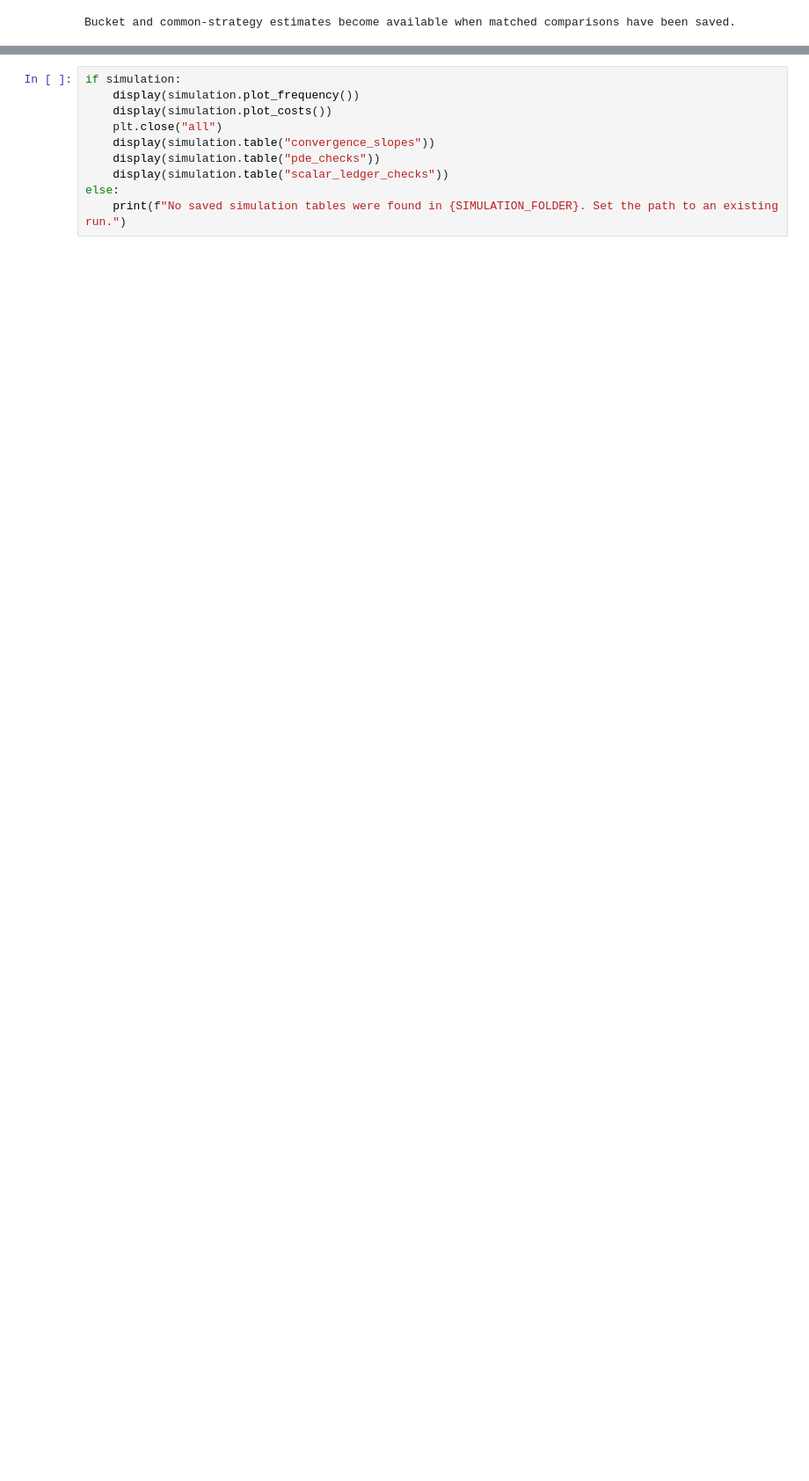
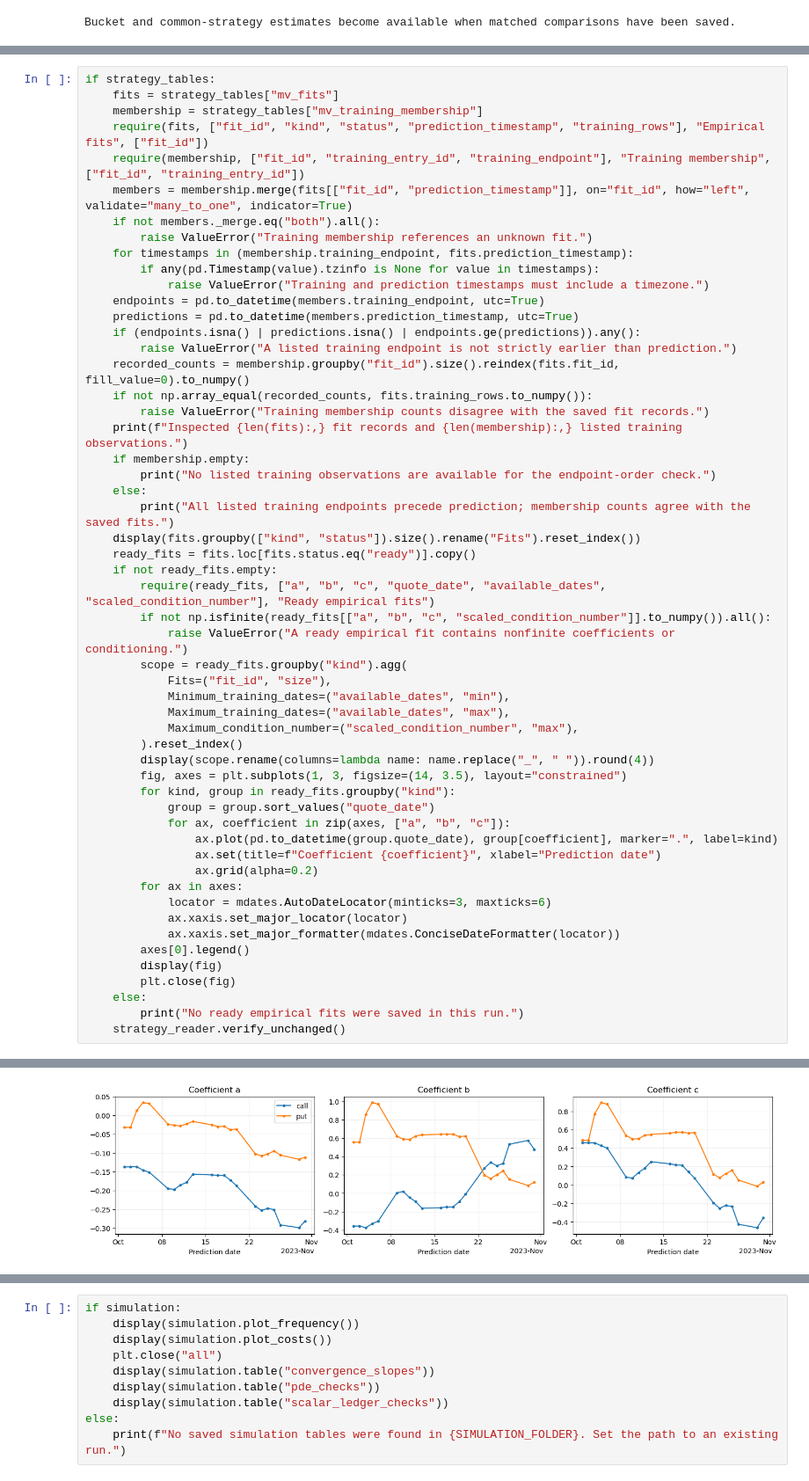
Before and after one commit to KVInator/local-vol-spx, a Jupyter notebook: notebooks/research.ipynb, the cells around one changed output, grey strips where cells are left out. Shown at 88% size. Cells and saved outputs as stored; diff of their text form; blank space fills up the shorter version.

```diff
--- a/notebooks/research.ipynb
+++ b/notebooks/research.ipynb
@@ -401,0 +637,55 @@ Monthly pilot results are not linked. Set PILOT_INDEX to their saved run_index.j
+# %%
+if strategy_tables:
+    fits = strategy_tables["mv_fits"]
+    membership = strategy_tables["mv_training_membership"]
+    require(fits, ["fit_id", "kind", "status", "prediction_timestamp", "training_rows"], "Empirical fits", ["fit_id"])
+    require(membership, ["fit_id", "training_entry_id", "training_endpoint"], "Training membership", ["fit_id", "training_entry_id"])
+    members = membership.merge(fits[["fit_id", "prediction_timestamp"]], on="fit_id", how="left", validate="many_to_one", indicator=True)
+    if not members._merge.eq("both").all():
+        raise ValueError("Training membership references an unknown fit.")
+    for timestamps in (membership.training_endpoint, fits.prediction_timestamp):
+        if any(pd.Timestamp(value).tzinfo is None for value in timestamps):
+            raise ValueError("Training and prediction timestamps must include a timezone.")
+    endpoints = pd.to_datetime(members.training_endpoint, utc=True)
+    predictions = pd.to_datetime(members.prediction_timestamp, utc=True)
+    if (endpoints.isna() | predictions.isna() | endpoints.ge(predictions)).any():
+        raise ValueError("A listed training endpoint is not strictly earlier than prediction.")
+    recorded_counts = membership.groupby("fit_id").size().reindex(fits.fit_id, fill_value=0).to_numpy()
+    if not np.array_equal(recorded_counts, fits.training_rows.to_numpy()):
+        raise ValueError("Training membership counts disagree with the saved fit records.")
+    print(f"Inspected {len(fits):,} fit records and {len(membership):,} listed training observations.")
+    if membership.empty:
+        print("No listed training observations are available for the endpoint-order check.")
+    else:
+        print("All listed training endpoints precede prediction; membership counts agree with the saved fits.")
+    display(fits.groupby(["kind", "status"]).size().rename("Fits").reset_index())
+    ready_fits = fits.loc[fits.status.eq("ready")].copy()
+    if not ready_fits.empty:
+        require(ready_fits, ["a", "b", "c", "quote_date", "available_dates", "scaled_condition_number"], "Ready empirical fits")
+        if not np.isfinite(ready_fits[["a", "b", "c", "scaled_condition_number"]].to_numpy()).all():
+            raise ValueError("A ready empirical fit contains nonfinite coefficients or conditioning.")
+        scope = ready_fits.groupby("kind").agg(
+            Fits=("fit_id", "size"),
+            Minimum_training_dates=("available_dates", "min"),
+            Maximum_training_dates=("available_dates", "max"),
+            Maximum_condition_number=("scaled_condition_number", "max"),
+        ).reset_index()
+        display(scope.rename(columns=lambda name: name.replace("_", " ")).round(4))
+        fig, axes = plt.subplots(1, 3, figsize=(14, 3.5), layout="constrained")
+        for kind, group in ready_fits.groupby("kind"):
+            group = group.sort_values("quote_date")
+            for ax, coefficient in zip(axes, ["a", "b", "c"]):
+                ax.plot(pd.to_datetime(group.quote_date), group[coefficient], marker=".", label=kind)
+                ax.set(title=f"Coefficient {coefficient}", xlabel="Prediction date")
+                ax.grid(alpha=0.2)
+        for ax in axes:
+            locator = mdates.AutoDateLocator(minticks=3, maxticks=6)
+            ax.xaxis.set_major_locator(locator)
+            ax.xaxis.set_major_formatter(mdates.ConciseDateFormatter(locator))
+        axes[0].legend()
+        display(fig)
+        plt.close(fig)
+    else:
+        print("No ready empirical fits were saved in this run.")
+    strategy_reader.verify_unchanged()
+# %% [output]
@@ -402,3 +700,4 @@ Monthly pilot results are not linked. Set PILOT_INDEX to their saved run_index.j
+[figure, added]
 # %% [markdown]
 ## Black–Scholes and CEV Simulation Controls
 
```
Also changed, not shown: parts of 12 cells of this notebook, 1 other file.
